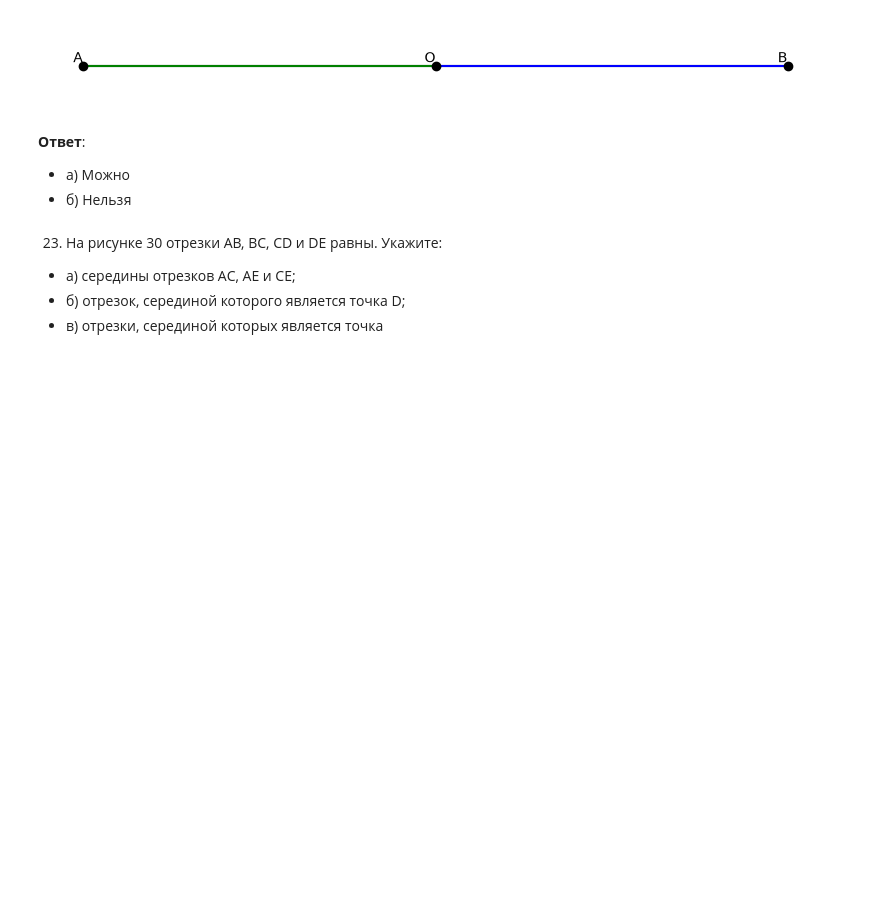
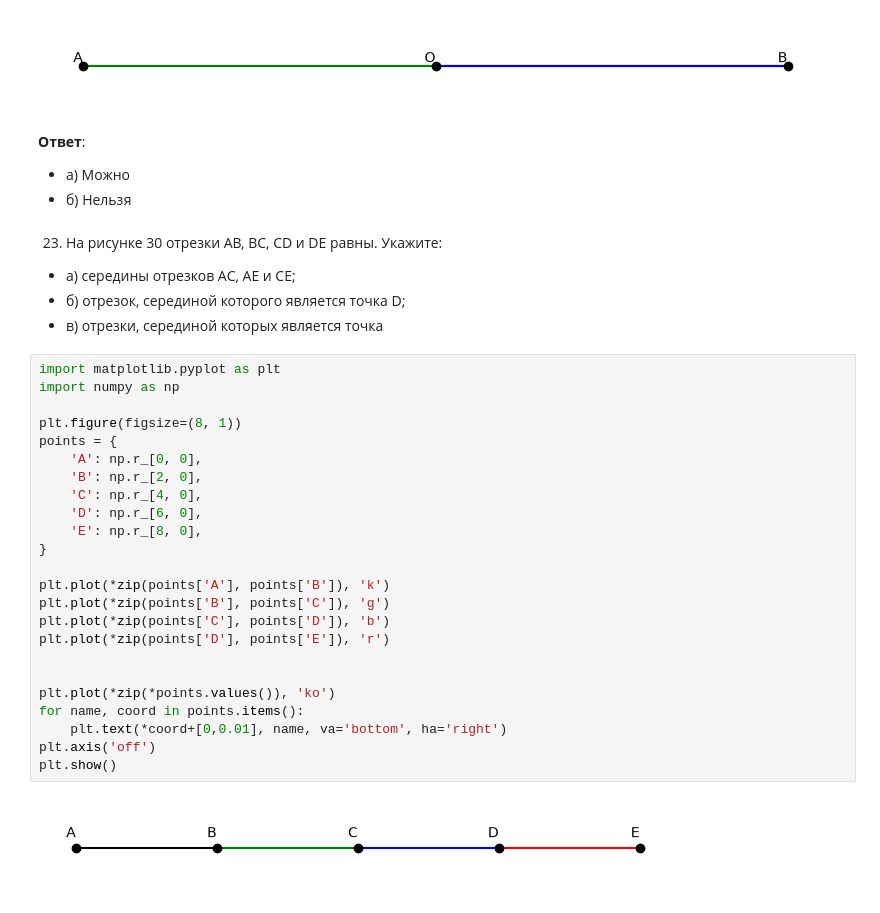
Before and after one commit to romashina/geometry, a Jupyter notebook: 07.01.ipynb, the cells around one changed output. Drawn from its saved outputs; the diff is of its cells as text; blank space fills up the shorter version.

```diff
--- a/07.01.ipynb
+++ b/07.01.ipynb
@@ -260,3 +260,29 @@ plt.show()
 - а) середины отрезков АС, АЕ и СЕ;
 - б) отрезок, серединой которого является точка D;
 - в) отрезки, серединой которых является точка
+# %%
+import matplotlib.pyplot as plt
+import numpy as np
+
+plt.figure(figsize=(8, 1))
+points = {
+    'A': np.r_[0, 0],
+    'B': np.r_[2, 0],
+    'C': np.r_[4, 0],
+    'D': np.r_[6, 0],
+    'E': np.r_[8, 0],
+}
+
+plt.plot(*zip(points['A'], points['B']), 'k')
+plt.plot(*zip(points['B'], points['C']), 'g')
+plt.plot(*zip(points['C'], points['D']), 'b')
+plt.plot(*zip(points['D'], points['E']), 'r')
+
+
+plt.plot(*zip(*points.values()), 'ko')
+for name, coord in points.items():
+    plt.text(*coord+[0,0.01], name, va='bottom', ha='right')
+plt.axis('off')
+plt.show()
+# %% [output]
+[figure, added]
```
Also changed, not shown: parts of 5 cells of this notebook.
